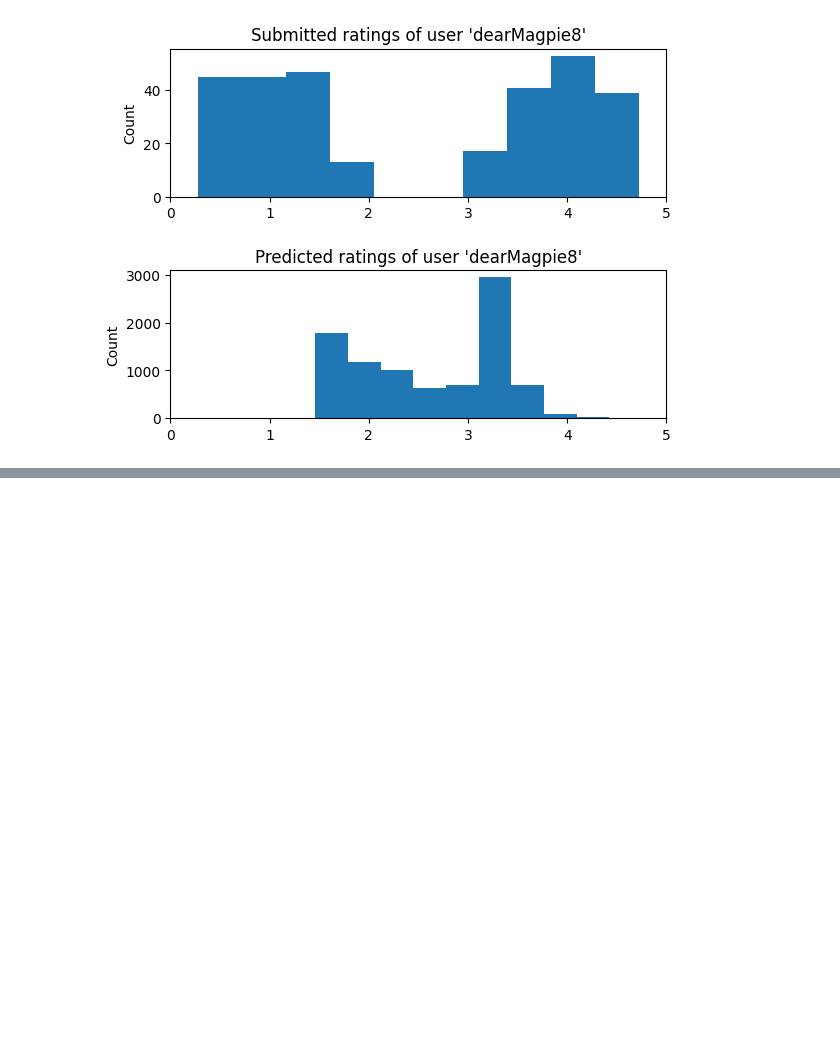
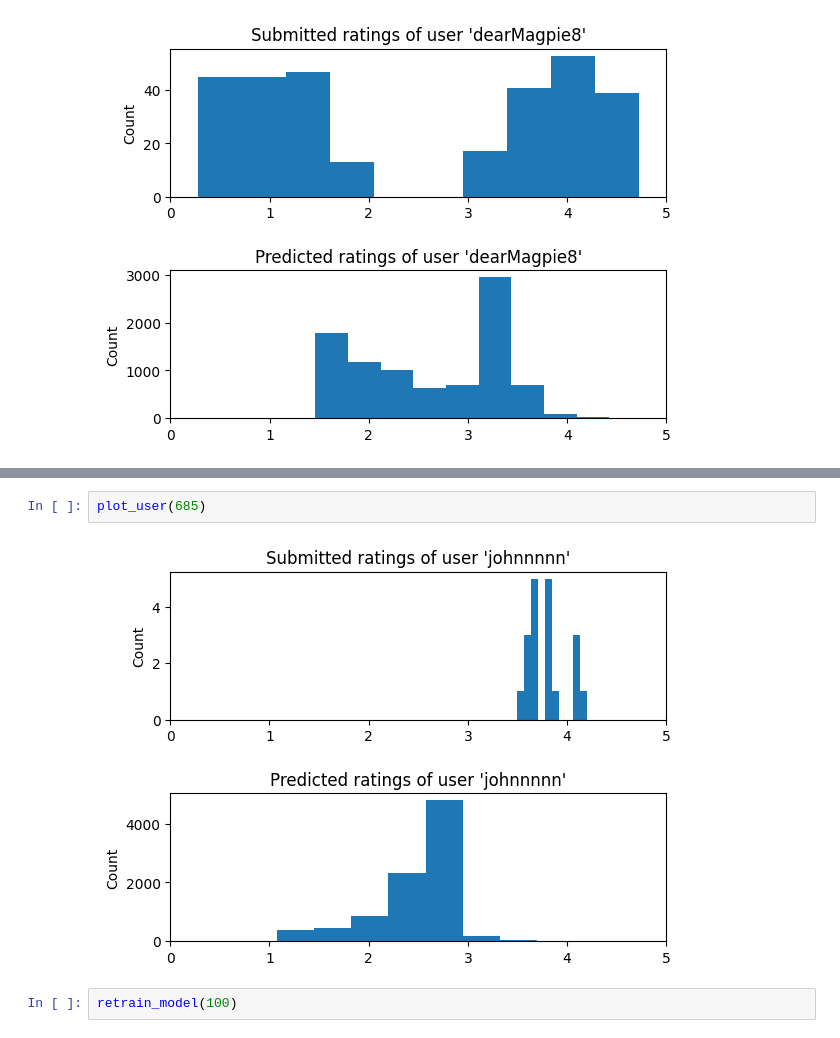
Before and after one commit to John-Atha/diploma, a Jupyter notebook: model-api/experiments/user_predictions.ipynb, the cells around one changed output, grey strips where cells are left out. Saved outputs shown, nothing was run; the diff lists cells and outputs as text; blank space fills up the shorter version.

```diff
--- a/model-api/experiments/user_predictions.ipynb
+++ b/model-api/experiments/user_predictions.ipynb
@@ -586,0 +603,6 @@ plot_user(296)
+# %%
+plot_user(685)
+# %% [output]
+[figure, added]
+# %%
+retrain_model(100)
```
Also changed, not shown: parts of 7 cells of this notebook, 10 other files.
